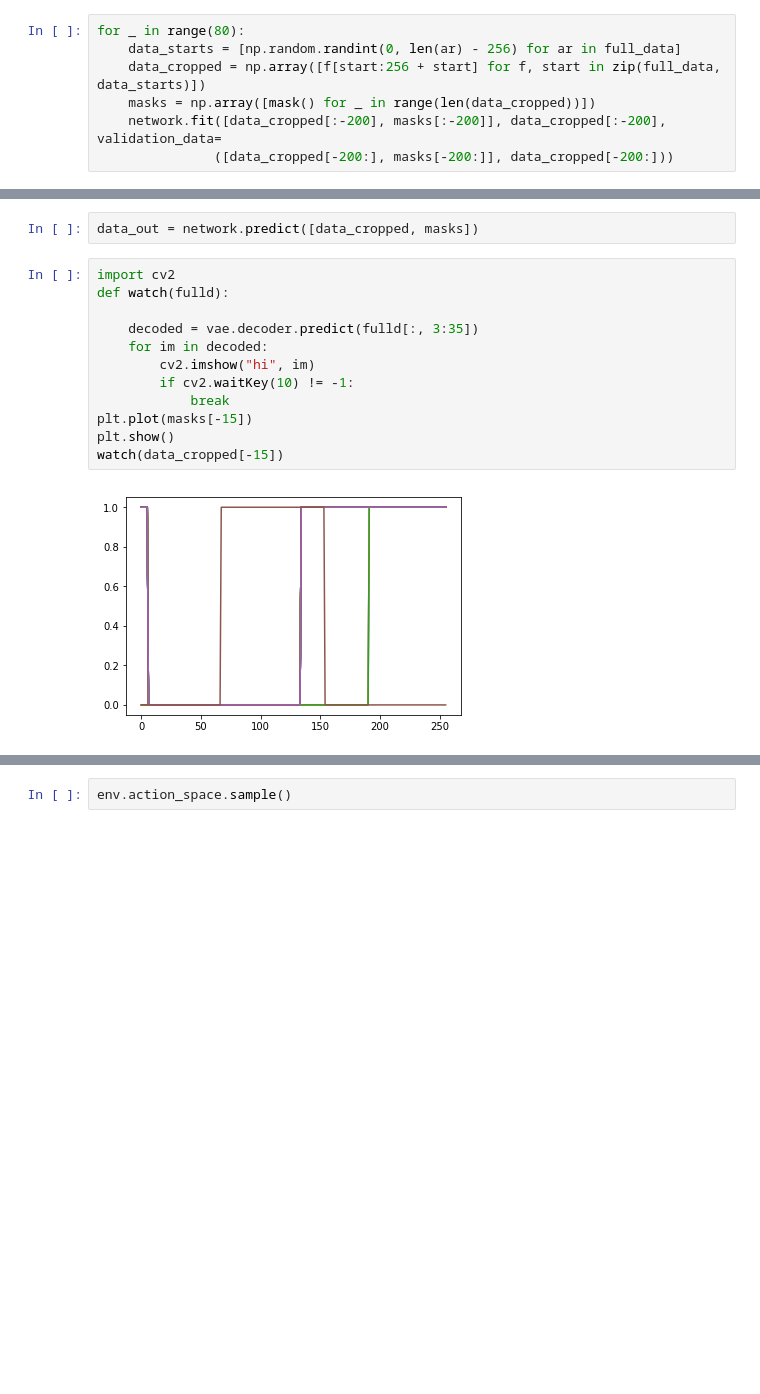
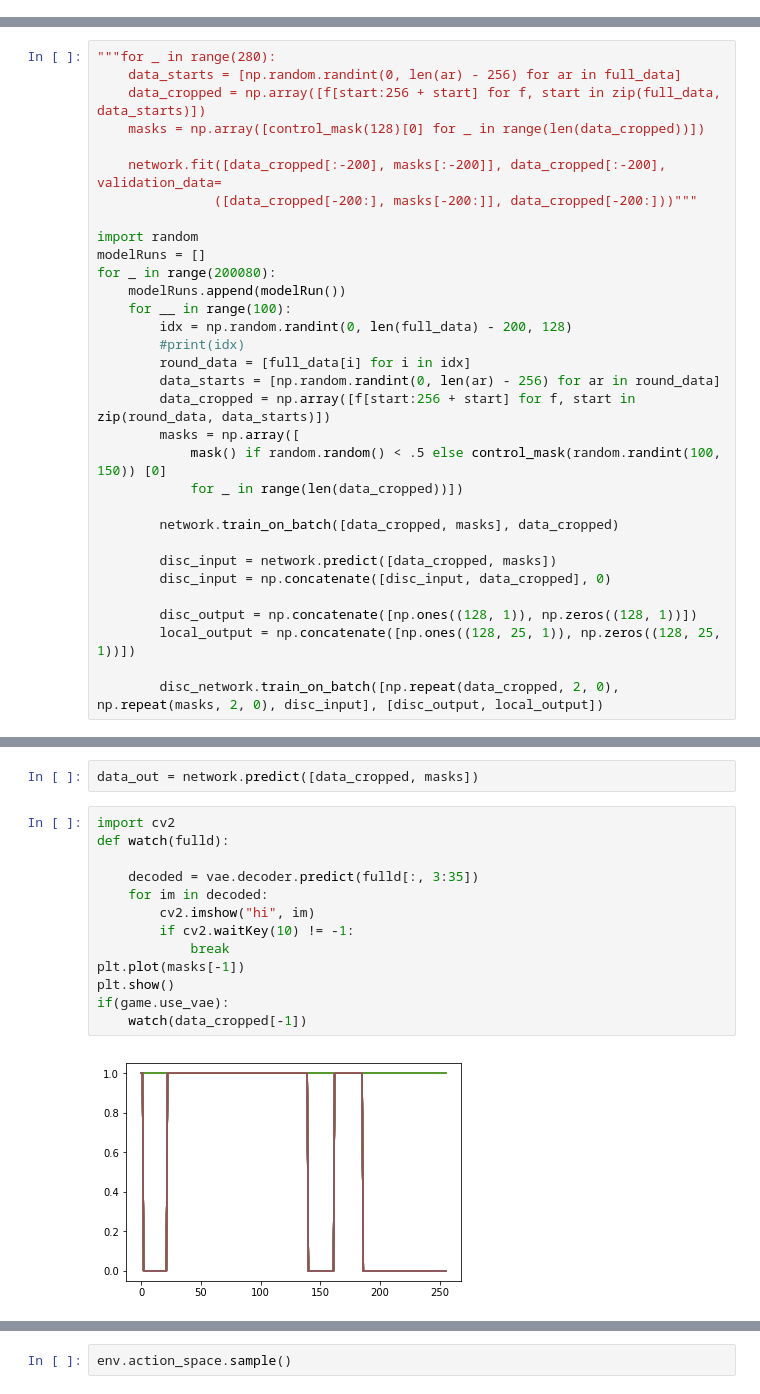
Before and after one commit to HastingsGreer/race, a Jupyter notebook: sequence-unet.ipynb, the cells around one changed output, grey strips where cells are left out. Drawn from its saved outputs; the diff is of its cells as text; blank space fills up the shorter version.

```diff
--- a/sequence-unet.ipynb
+++ b/sequence-unet.ipynb
@@ -250,7 +335,0 @@ network.compile(loss=keras.losses.mse, optimizer=keras.optimizers.adam())
-# %%
-for _ in range(80):
-    data_starts = [np.random.randint(0, len(ar) - 256) for ar in full_data]
-    data_cropped = np.array([f[start:256 + start] for f, start in zip(full_data, data_starts)])
-    masks = np.array([mask() for _ in range(len(data_cropped))])
-    network.fit([data_cropped[:-200], masks[:-200]], data_cropped[:-200], validation_data=
-               ([data_cropped[-200:], masks[-200:]], data_cropped[-200:]))
@@ -275,0 +336,32 @@ KeyboardInterrupt:
+# %%
+"""for _ in range(280):
+    data_starts = [np.random.randint(0, len(ar) - 256) for ar in full_data]
+    data_cropped = np.array([f[start:256 + start] for f, start in zip(full_data, data_starts)])
+    masks = np.array([control_mask(128)[0] for _ in range(len(data_cropped))])
+
+    network.fit([data_cropped[:-200], masks[:-200]], data_cropped[:-200], validation_data=
+               ([data_cropped[-200:], masks[-200:]], data_cropped[-200:]))"""
+
+import random
+modelRuns = []
+for _ in range(200080):
+    modelRuns.append(modelRun())
+    for __ in range(100):
+        idx = np.random.randint(0, len(full_data) - 200, 128)
+        #print(idx)
+        round_data = [full_data[i] for i in idx]
+        data_starts = [np.random.randint(0, len(ar) - 256) for ar in round_data]
+        data_cropped = np.array([f[start:256 + start] for f, start in zip(round_data, data_starts)])
+        masks = np.array([
+            mask() if random.random() < .5 else control_mask(random.randint(100, 150)) [0]
+            for _ in range(len(data_cropped))])
+
+        network.train_on_batch([data_cropped, masks], data_cropped)
+
+        disc_input = network.predict([data_cropped, masks])
+        disc_input = np.concatenate([disc_input, data_cropped], 0)
+
+        disc_output = np.concatenate([np.ones((128, 1)), np.zeros((128, 1))])
+        local_output = np.concatenate([np.ones((128, 25, 1)), np.zeros((128, 25, 1))])
+
+        disc_network.train_on_batch([np.repeat(data_cropped, 2, 0), np.repeat(masks, 2, 0), disc_input], [disc_output, local_output])
@@ -278,14 +400,15 @@ data_out = network.predict([data_cropped, masks])
 # %%
 import cv2
 def watch(fulld):
 
     decoded = vae.decoder.predict(fulld[:, 3:35])
     for im in decoded:
         cv2.imshow("hi", im)
         if cv2.waitKey(10) != -1:
             break
-plt.plot(masks[-15])
+plt.plot(masks[-1])
 plt.show()
-watch(data_cropped[-15])
+if(game.use_vae):
+    watch(data_cropped[-1])
 # %% [output]
-[figure, old version]
+[figure, new version]
```
Also changed, not shown: parts of 42 cells of this notebook, 7 other files.
